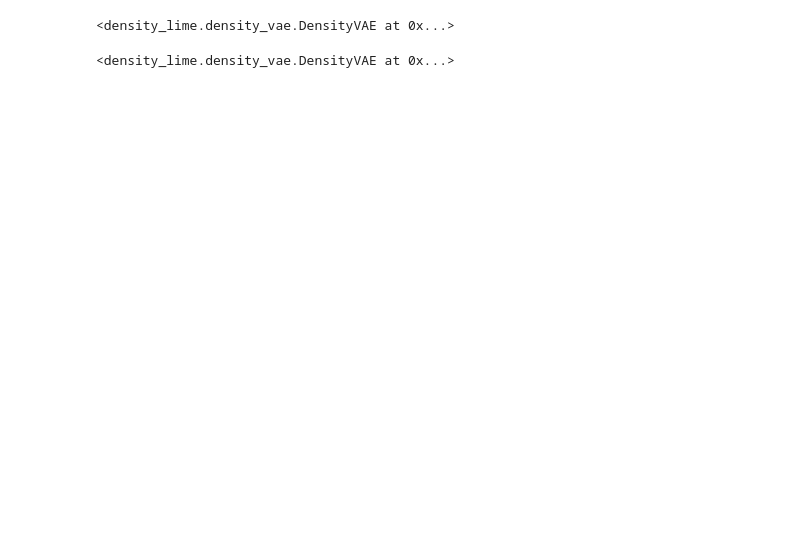
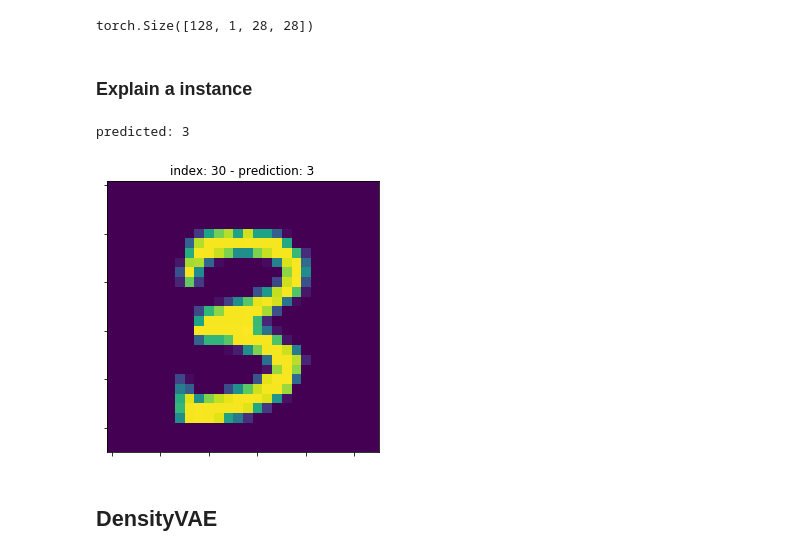
Before and after one commit to tiagobotari/melime, a Jupyter notebook: src/playground/kde/density_vae.ipynb, the cells around one changed output. Drawn from its saved outputs; the diff is of its cells as text; code cells hidden in the pictures; blank space fills up the shorter version.

```diff
--- a/src/playground/kde/density_vae.ipynb
+++ b/src/playground/kde/density_vae.ipynb
@@ -27,3 +34,16 @@ train_loader = torch.utils.data.DataLoader(
 test_loader = torch.utils.data.DataLoader(
     datasets.MNIST('../data', train=False, transform=transforms.ToTensor()),
     batch_size=batch_size, shuffle=True, **kwargs)
+# %%
+path='mode_nmist_cnn.pth'
+model = nmist_CNN.model_load(device, path=path)
+def model_predict(x_):
+    if isinstance(x_, torch.Tensor):
+        x_tf = x_
+    else:
+        x_tf = torch.from_numpy(x_)
+    with torch.no_grad():
+        x_tf = x_tf.reshape(-1, 1, 28, 28)
+        y = model(x_tf.to(device=device))
+        y = y.data.exp().to(device_cpu).numpy()
+        return y
@@ -29,0 +55,11 @@ test_loader = torch.utils.data.DataLoader(
+# %%
+x_examples = example_data #.to(density.model.device_cpu).numpy()
+x_examples.shape
+# %% [output]
+torch.Size([128, 1, 28, 28])
+# %%
+def plot_instances(ax, x_, y_=None):
+    plt.setp(ax.get_xticklabels(), visible=False)
+    plt.setp(ax.get_yticklabels(), visible=False)
+    ax.set_title(y_)
+    return ax.imshow(x_, interpolation = 'none')
@@ -30,6 +85,20 @@ test_loader = torch.utils.data.DataLoader(
+# %% [markdown]
+### Explain a instance
+# %%
+index = 30
+# x_explain = x_examples[index][0].to(device_cpu).numpy()
+# np.savetxt('three_explain.np', x_explain)
+x_explain = np.loadtxt('three_explain.np').astype(np.float32)
+y_explain = model_predict(x_explain)
+y_explain_index = np.argmax(y_explain)
+print('predicted:', y_explain_index)
+fig, axis = plt.subplots(1, figsize=(15, 5))
+y = 'index: {:} - prediction: {:}'.format(index, np.argmax(y_explain))
+cp = plot_instances(axis, x_explain, y)
+# %% [output]
+predicted: 3
+[figure, added]
+# %% [markdown]
+## DensityVAE
 # %%
 density = DensityVAE(input_dim=784)
-# %%
-density.fit(train_loader, epochs=20)
-# %% [output]
-<density_lime.density_vae.DensityVAE at 0x...>
@@ -38,4 +104,0 @@ density.save_manifold('./mode_vae_manifold.pth')
-# %%
-density.load_manifold('./mode_vae_manifold.pth')
-# %% [output]
-<density_lime.density_vae.DensityVAE at 0x...>
```
Also changed, not shown: parts of 68 cells of this notebook, 52 other files.
